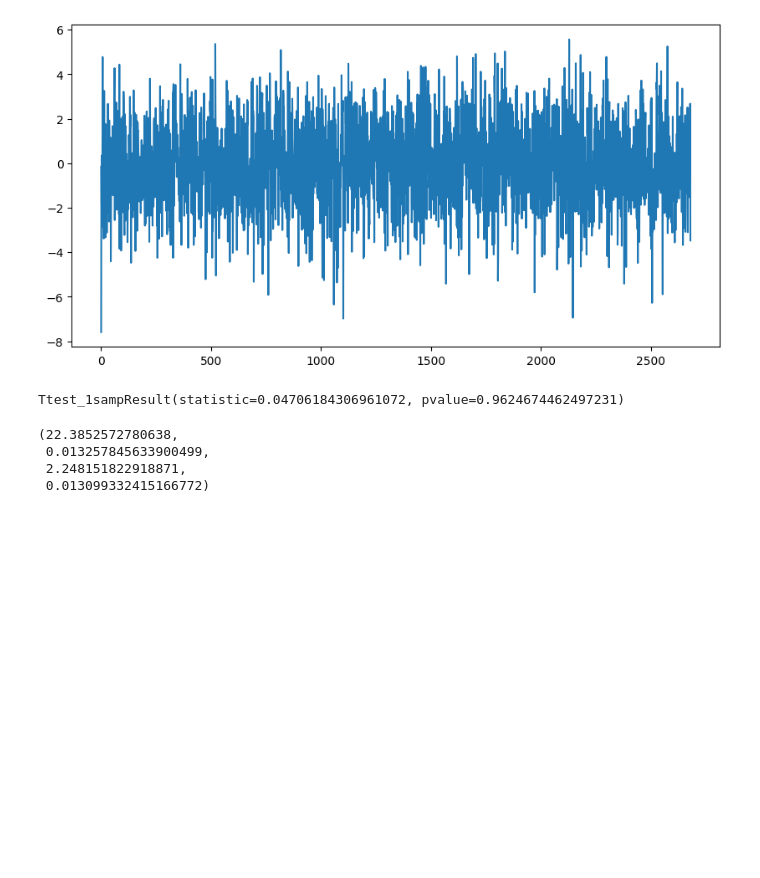
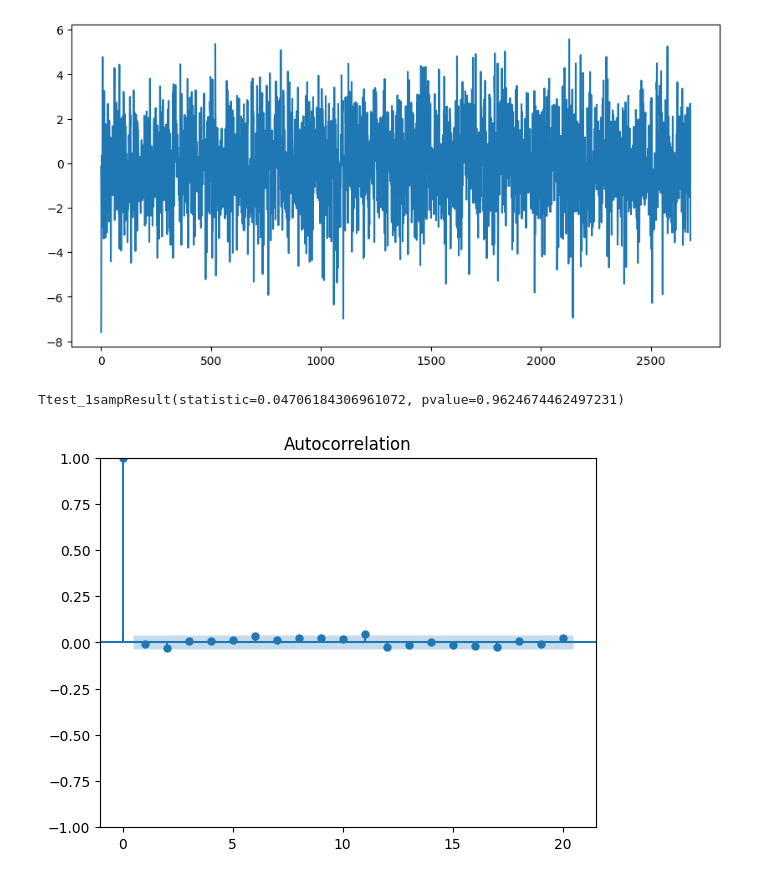
Before and after one commit to zlekoty/komputerowa_analiza_szereg-w_czasowych, a Jupyter notebook: kaszczR2/kaszczR2.ipynb, the cells around one changed output. Saved outputs shown, nothing was run; the diff lists cells and outputs as text; code cells hidden in the pictures; blank space fills up the shorter version.

```diff
--- a/kaszczR2/kaszczR2.ipynb
+++ b/kaszczR2/kaszczR2.ipynb
@@ -286,10 +288,10 @@ plt.plot(train_t,resid)
 sp.stats.ttest_1samp(resid, popmean=0)
 # %% [output]
 Ttest_1sampResult(statistic=0.04706184306961072, pvalue=0.9624674462497231)
-# %%
-diagnostic.het_arch(resid)
-# %% [output]
-(22.3852572780638,
- 0.013257845633900499,
- 2.248151822918871,
- 0.013099332415166772)
+# %%
+h = 20
+plot_acf(resid, lags=h, adjusted=True)
+plt.show()
+# plt.savefig('obrazki/acf2.pdf', format='pdf')
+# %% [output]
+[figure, added]
```
Also changed, not shown: parts of 6 cells of this notebook, 4 other files.
